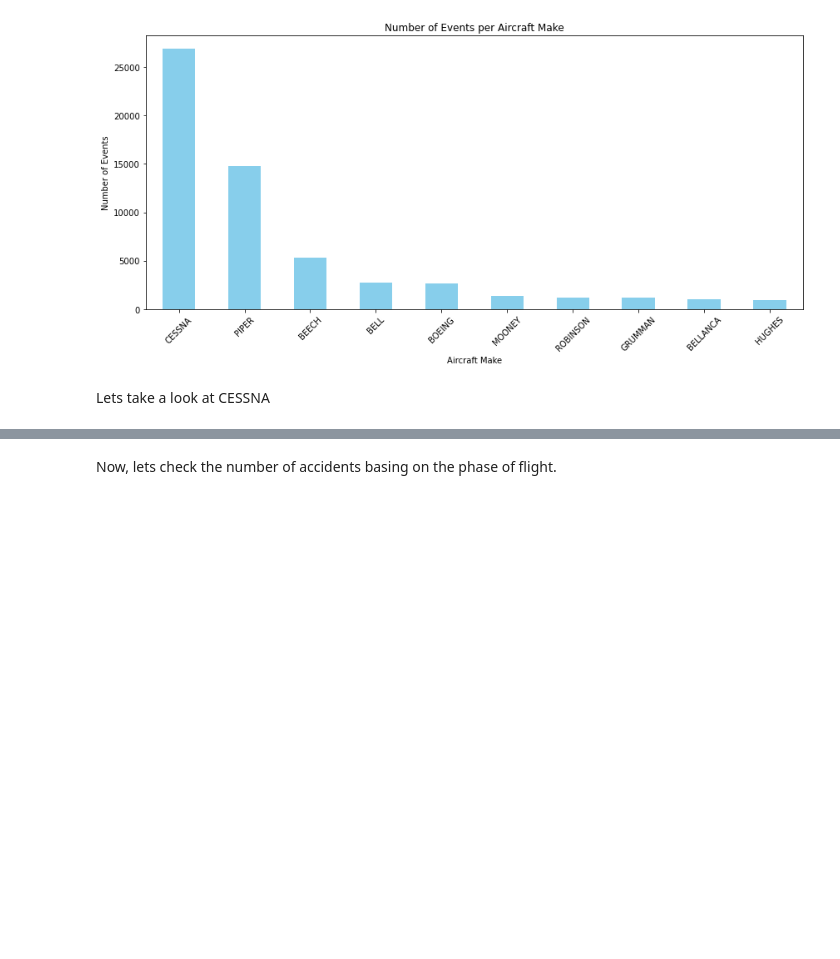
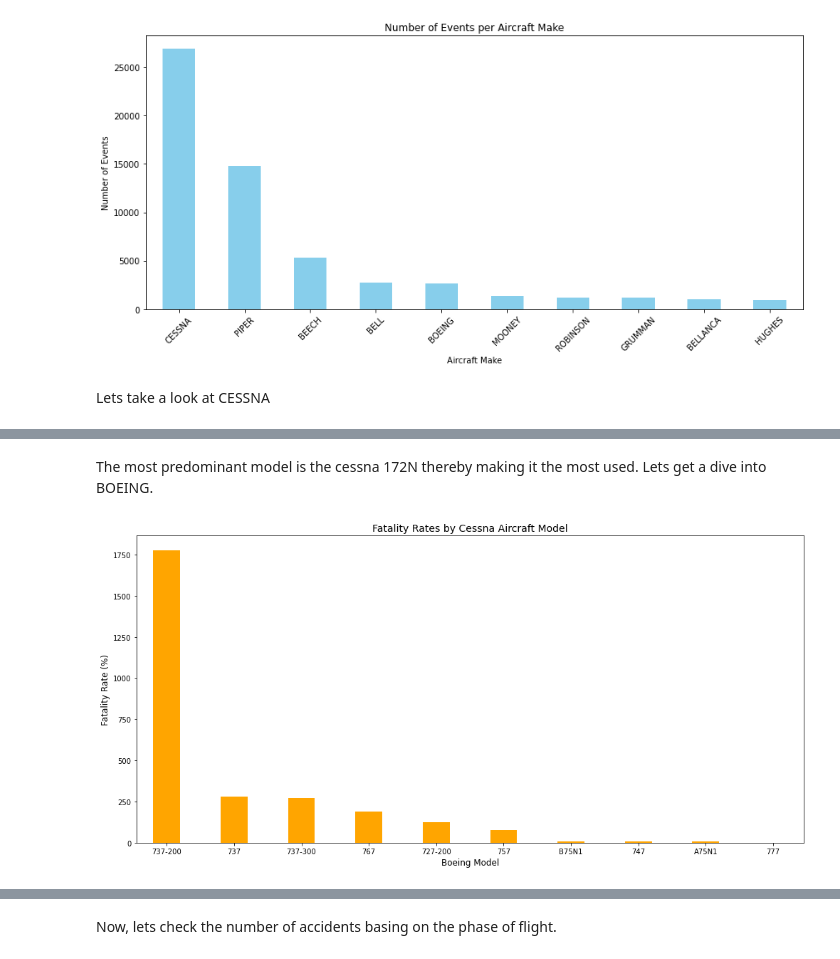
Before and after one commit to Sydney-Were/PhaseOne-Project, a Jupyter notebook: index.ipynb, the cells around one changed output, grey strips where cells are left out. Cells and saved outputs as stored; diff of their text form; code cells hidden in the pictures; blank space fills up the shorter version.

```diff
--- a/index.ipynb
+++ b/index.ipynb
@@ -423,0 +427,29 @@ plt.show()
+# %% [markdown]
+The most predominant model is the cessna 172N thereby making it the most used.
+Lets get a dive into BOEING.
+# %%
+# Filter data for Boeing models
+boeing_data = cleaned_df[cleaned_df['Make'] == 'BOEING']
+
+# Calculate the number of accidents for each Cessna model
+accidents_by_model = boeing_data['Model'].value_counts().head(10)
+
+# Calculate the total number of fatal injuries for each Cessna model
+fatalities_by_model = boeing_data.groupby('Model')['Total.Fatal.Injuries'].sum()
+
+# Calculate the fatality rate (total fatal injuries / number of accidents). multiplying it by 100 turns it to a percentage.
+fatality_rate = (fatalities_by_model / accidents_by_model).dropna().sort_values(ascending=False) * 100
+
+# Plot the fatality rates for Cessna models
+plt.figure(figsize=(14, 7))
+plt.title('Fatality Rates by Cessna Aircraft Model', fontsize=14)
+fatality_rate.plot(kind='bar', color='orange', width=0.4)
+plt.xlabel('Boeing Model', fontsize=12)
+plt.ylabel('Fatality Rate (%)', fontsize=12)
+plt.xticks(rotation=360)
+
+# Adjust layout to make room for labels
+plt.tight_layout()
+plt.show()
+# %% [output]
+[figure, added]
```
Also changed, not shown: parts of 9 cells of this notebook, 1 other file.
